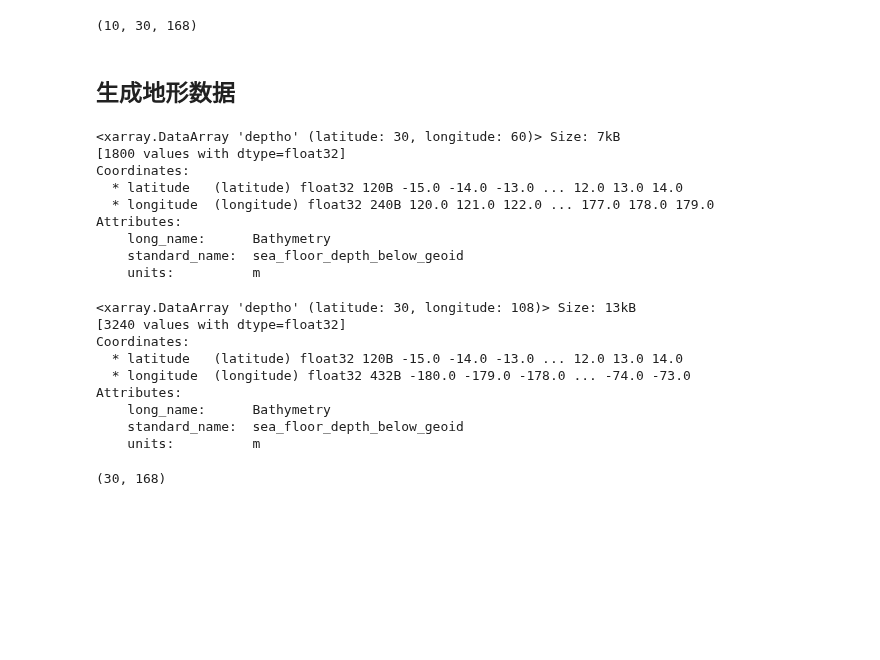
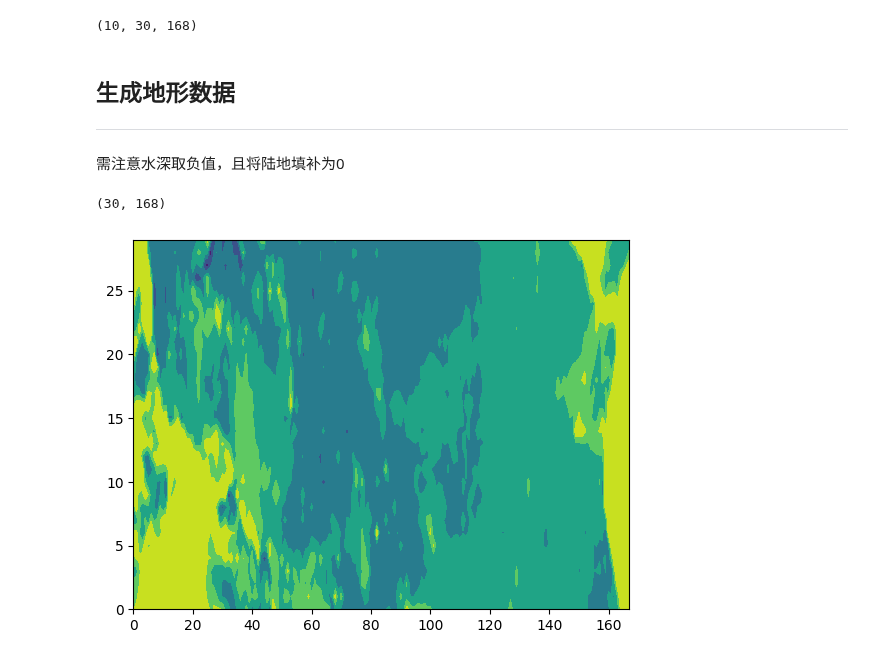
Before and after one commit to FattyZH/eqp-dlfv-mitgcm-era5, a Jupyter notebook: script/gendata_Hydrog.ipynb, the cells around one changed output. Saved outputs shown, nothing was run; the diff lists cells and outputs as text; code cells hidden in the pictures; blank space fills up the shorter version.

```diff
--- a/script/gendata_Hydrog.ipynb
+++ b/script/gendata_Hydrog.ipynb
@@ -106,32 +109,18 @@ writebin(opath+'S.bin',s)
 (10, 30, 168)
 # %% [markdown]
 ## 生成地形数据
+---
+需注意水深取负值，且将陆地填补为0
 # %%
 ds = xr.open_dataset(fbath)
-
 hl = ds['deptho'].loc[y0:y1:inc,x0:x1:inc]
 hr = ds['deptho'].loc[y0:y1:inc,x0-360:x1-360:inc]
-display(hl,hr)
 h = np.hstack((hl.values,hr.values))
+h[np.isnan(h)] = 0
+h = -h
 print(h.shape)
+plt.contourf(h)
 writebin(opath+'bathy.bin',h)
 # %% [output]
-<xarray.DataArray 'deptho' (latitude: 30, longitude: 60)> Size: 7kB
-[1800 values with dtype=float32]
-Coordinates:
-  * latitude   (latitude) float32 120B -15.0 -14.0 -13.0 ... 12.0 13.0 14.0
-  * longitude  (longitude) float32 240B 120.0 121.0 122.0 ... 177.0 178.0 179.0
-Attributes:
-    long_name:      Bathymetry
-    standard_name:  sea_floor_depth_below_geoid
-    units:          m
+(30, 168)
-<xarray.DataArray 'deptho' (latitude: 30, longitude: 108)> Size: 13kB
-[3240 values with dtype=float32]
-Coordinates:
-  * latitude   (latitude) float32 120B -15.0 -14.0 -13.0 ... 12.0 13.0 14.0
-  * longitude  (longitude) float32 432B -180.0 -179.0 -178.0 ... -74.0 -73.0
-Attributes:
-    long_name:      Bathymetry
-    standard_name:  sea_floor_depth_below_geoid
-    units:          m
-(30, 168)
+[figure, added]
```
Also changed, not shown: parts of 4 cells of this notebook, 10 other files.
